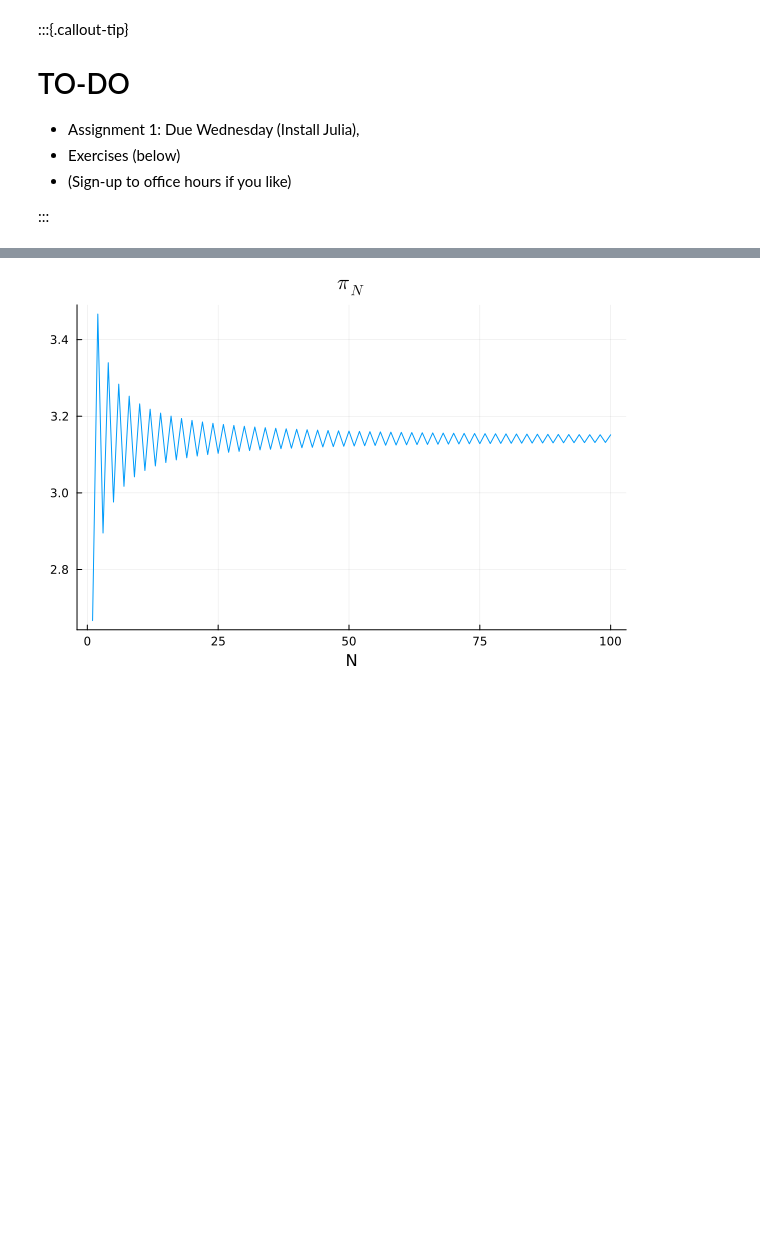
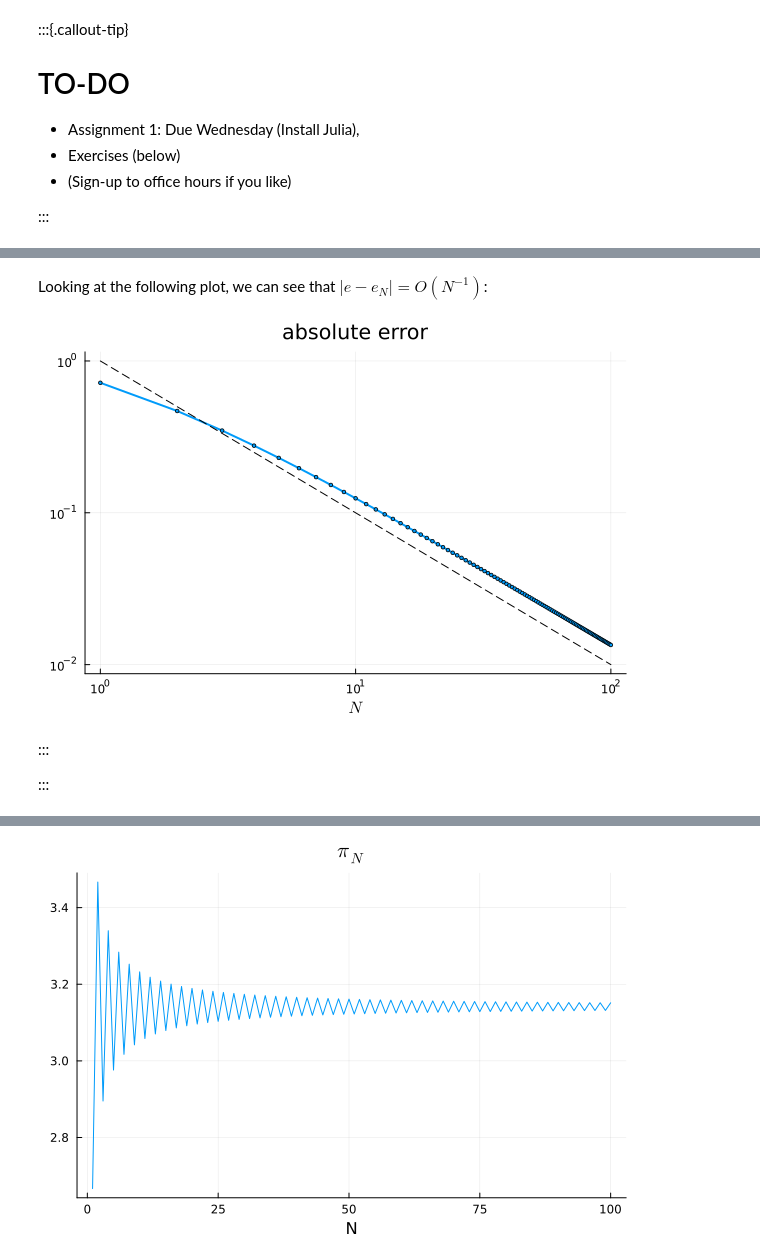
Before and after one commit to jackrthomas/Math5485, a Jupyter notebook: lectures/L01.ipynb, the cells around one changed output, grey strips where cells are left out. Saved outputs shown, nothing was run; the diff lists cells and outputs as text; code cells hidden in the pictures; blank space fills up the shorter version.

```diff
--- a/lectures/L01.ipynb
+++ b/lectures/L01.ipynb
@@ -521,0 +519,5 @@ approximate $\pi$ by using the Taylor expansion of $\arctan$ together with the f
+# %%
+e = exp(1)
+
+N = 1:100;
+err = @. abs( e - (1 + 1/N)^N );
@@ -521,0 +574,12 @@ approximate $\pi$ by using the Taylor expansion of $\arctan$ together with the f
+# %% [markdown]
+Looking at the following plot, we can see that $| e - e_N | = O(N^{-1})$:
+# %%
+plot( err ;
+    xaxis=:log, yaxis=:log, xlabel=L"N", title="absolute error", legend=false, lw=2, m=2 )
+plot!( N.^(-1), color=:black, linestyle=:dash, label = L"n^{-1}" )
+# %% [output]
+[figure, added]
+# %% [markdown]
+:::
+
+:::
```
Also changed, not shown: parts of 24 cells of this notebook, 7 other files.
